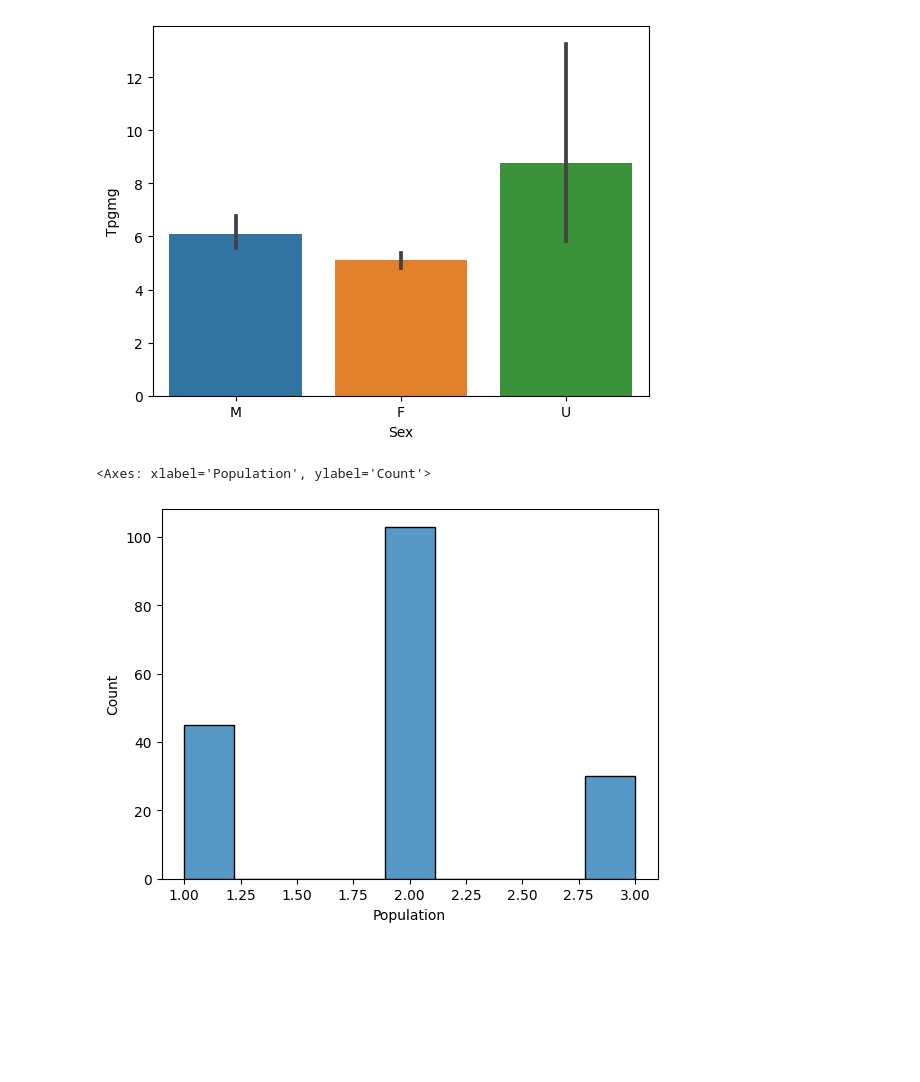
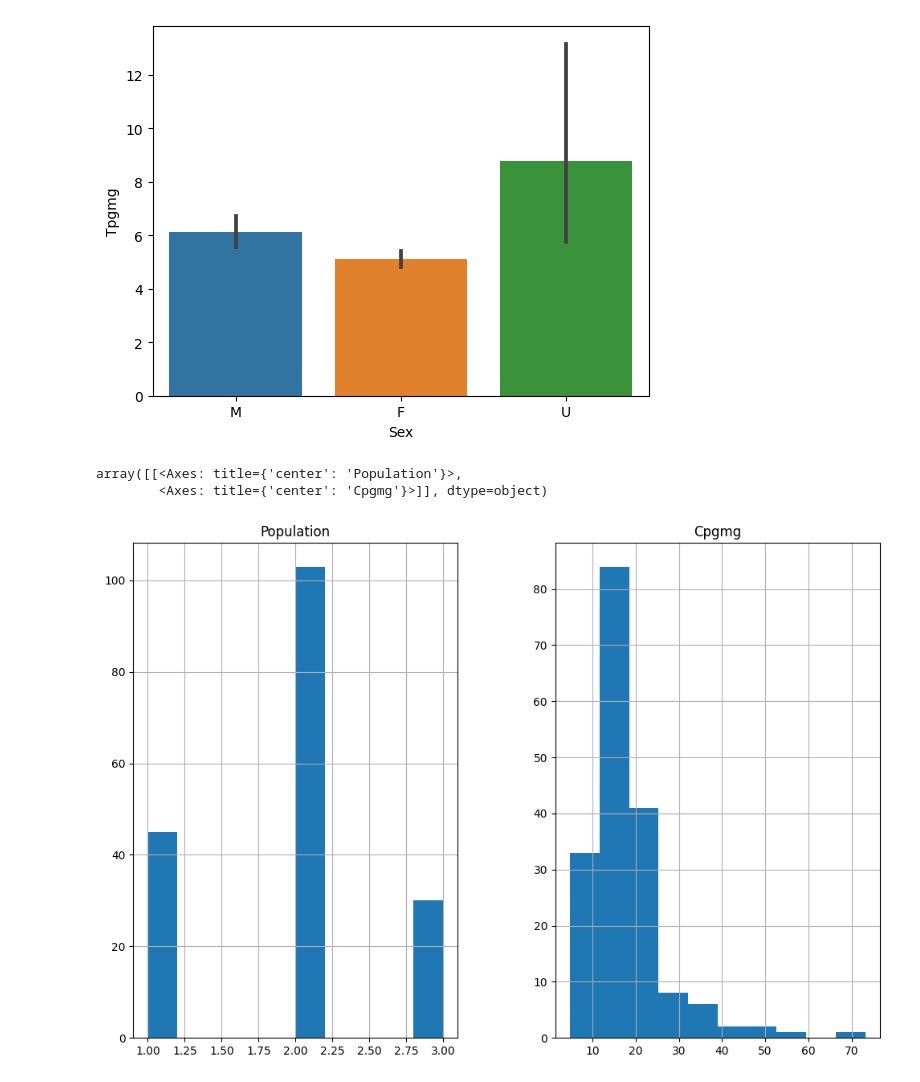
Before and after one commit to slubambo/MOSQUITO-DATASET, a Jupyter notebook: Wolf_Hormones.ipynb, the cells around one changed output. Saved outputs shown, nothing was run; the diff lists cells and outputs as text; code cells hidden in the pictures; blank space fills up the shorter version.

```diff
--- a/Wolf_Hormones.ipynb
+++ b/Wolf_Hormones.ipynb
@@ -119,8 +119,11 @@ sns.barplot(x='Sex', y='Tpgmg', data=data)
 # %% [output]
 <Axes: xlabel='Sex', ylabel='Tpgmg'>
 [figure]
-# %%
-sns.histplot(x='Population', data=data)
-# %% [output]
-<Axes: xlabel='Population', ylabel='Count'>
-[figure, removed]
+# %%
+#sns.histplot(x='Population', data=data)
+# Plotting histograms for continuous variables
+data.hist(['Population','Cpgmg'], figsize=(12,8))
+# %% [output]
+array([[<Axes: title={'center': 'Population'}>,
+        <Axes: title={'center': 'Cpgmg'}>]], dtype=object)
+[figure, added]
```
Also changed, not shown: parts of 30 cells of this notebook.
